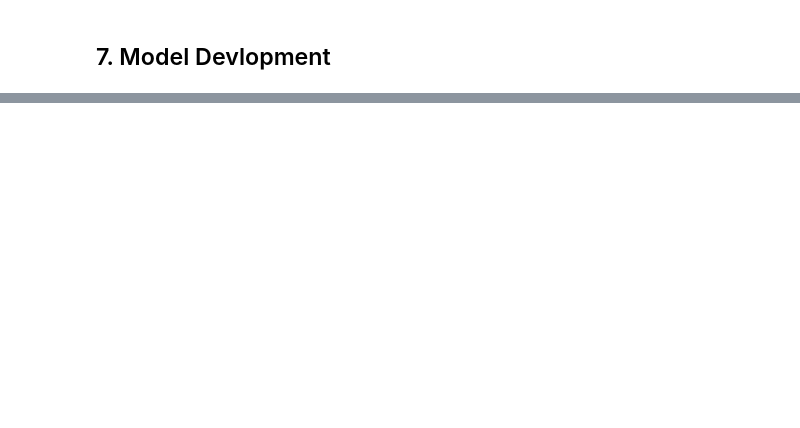
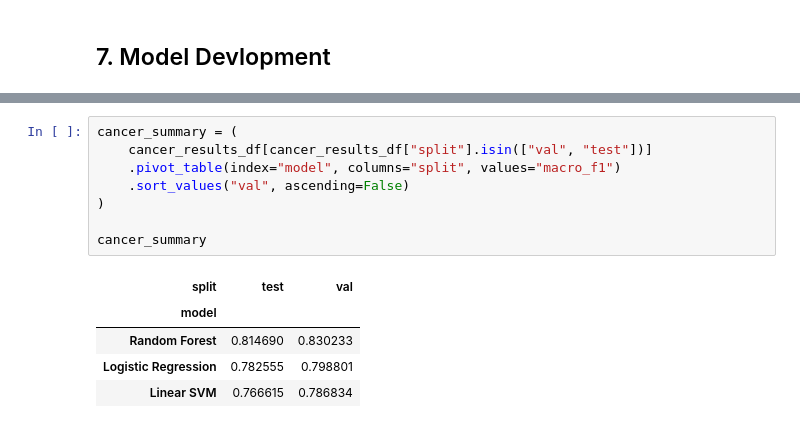
Before and after one commit to theaussiepie/Conformal-Prediction-with-ML-Workflow, a Jupyter notebook: workflow.ipynb, the cells around one changed output, grey strips where cells are left out. Cells and saved outputs as stored; diff of their text form; blank space fills up the shorter version.

```diff
--- a/workflow.ipynb
+++ b/workflow.ipynb
@@ -734,0 +874,14 @@ The output confirms that the preprocessing step was successful: all images were
+# %%
+cancer_summary = (
+    cancer_results_df[cancer_results_df["split"].isin(["val", "test"])]
+    .pivot_table(index="model", columns="split", values="macro_f1")
+    .sort_values("val", ascending=False)
+)
+
+cancer_summary
+# %% [output]
+| split | test | val |
+| model |  |  |
+| Random Forest | 0.814690 | 0.830233 |
+| Logistic Regression | 0.782555 | 0.798801 |
+| Linear SVM | 0.766615 | 0.786834 |
```
Also changed, not shown: parts of 14 cells of this notebook.
